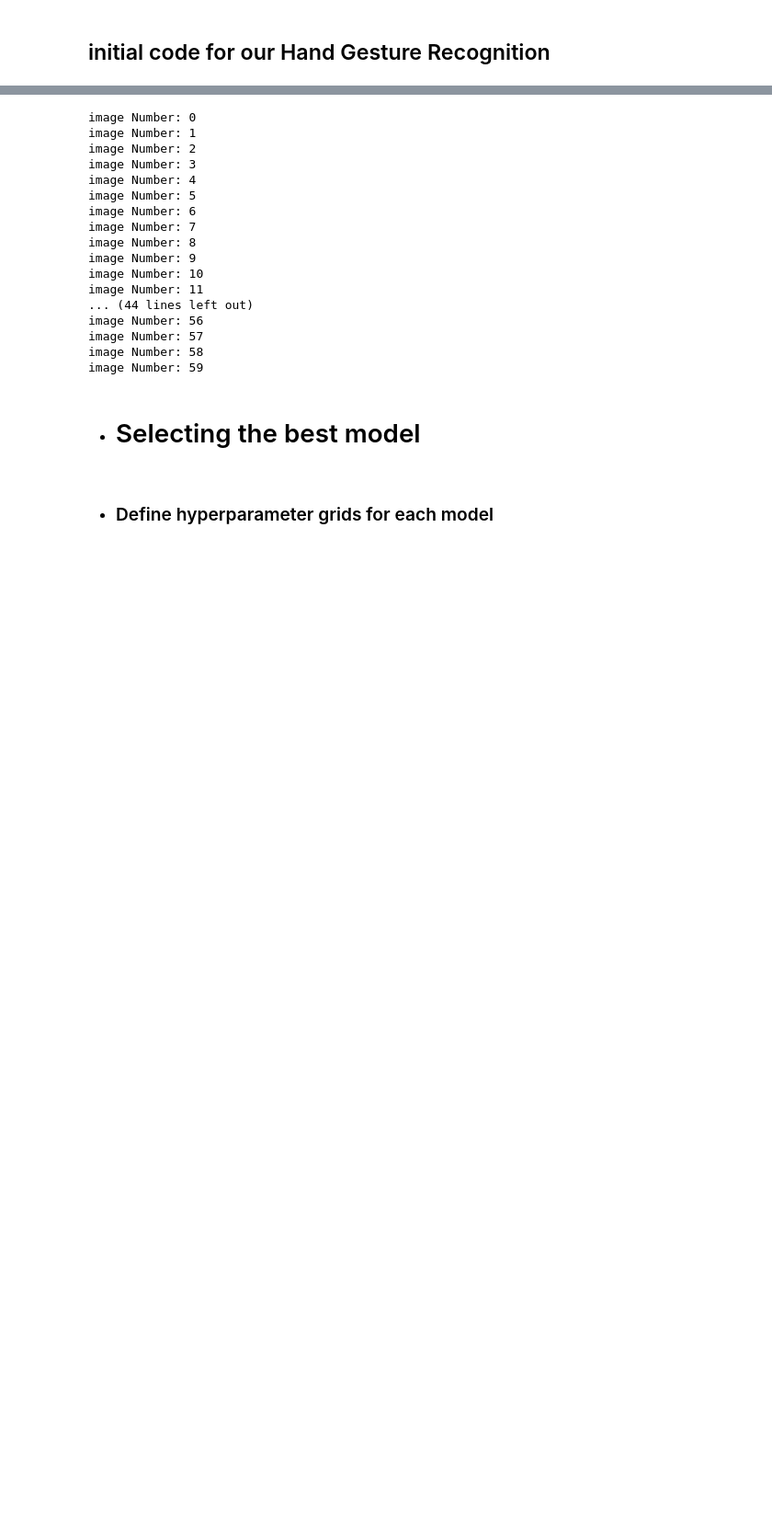
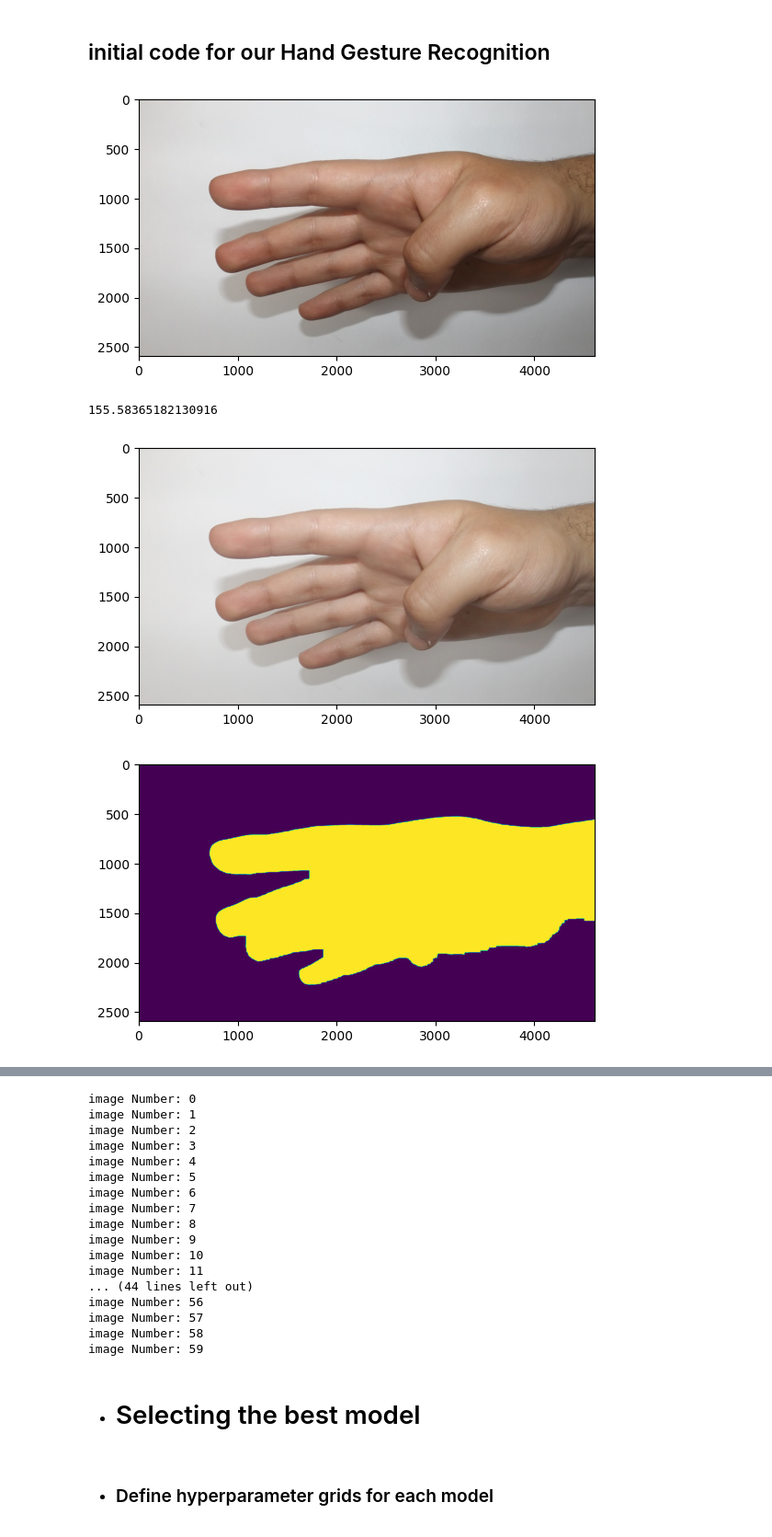
Before and after one commit to khaHesham/Hand-Gesture-Recognition, a Jupyter notebook: init_workspace.ipynb, the cells around one changed output, grey strips where cells are left out. Shown: that part at 92% size. Cells and saved outputs as stored; diff of their text form; code cells hidden in the pictures; blank space fills up the shorter version.

Commit message:
adding Gamma correction

```diff
--- a/init_workspace.ipynb
+++ b/init_workspace.ipynb
@@ -41,27 +47,99 @@ import csv
 # %%
 def segment(image):
     blured_image = cv2.GaussianBlur(image, (7, 7), 0)
     ycbcr_image = cv2.cvtColor(blured_image, cv2.COLOR_BGR2YCrCb)
     # Extract the Cr channel
     cr_channel = ycbcr_image[:,:,1]
 
     # Apply thresholding to obtain a binary image
     _, binary_img = cv2.threshold(cr_channel,0,255,cv2.THRESH_BINARY_INV + cv2.THRESH_OTSU)
 
     # Define the structuring element for the closing operation
-    kernel = cv2.getStructuringElement(cv2.MORPH_RECT, (10, 10))
+    kernel = cv2.getStructuringElement(cv2.MORPH_RECT, (80, 80))
 
+    # Define the structuring element for the eroding small noise
+    #smallKernel = cv2.getStructuringElement(cv2.MORPH_RECT, (5, 5))
+    #Apply erosion to remove small noise
+    #eroded_img=cv2.morphologyEx(binary_img,cv2.MORPH_ERODE,smallKernel)
     # Perform the closing operation
     closed_img = cv2.morphologyEx(binary_img, cv2.MORPH_CLOSE, kernel)
 
     # Find the contours in the binary image
     contours, hierarchy = cv2.findContours(closed_img, cv2.RETR_EXTERNAL, cv2.CHAIN_APPROX_SIMPLE)
 
     # Filling the contours on a copy of the original image
     # img_contours = cv2.cvtColor(cr_channel, cv2.COLOR_GRAY2BGR)
     # cv2.drawContours(img_contours, contours, -1, (0, 0, 0), -1)
 
     segmented_image = closed_img.copy()
     cv2.drawContours(segmented_image, contours, -1, 255, -1)
 
     return segmented_image
+
+def chooseGamma(image):
+    grayScale= cv2.cvtColor(image, cv2.COLOR_BGR2GRAY)
+    grayScale=np.array(grayScale)
+    meanVal=np.mean(grayScale)
+    print(meanVal)
+    if meanVal < 110:
+        gamma=2.5
+    elif meanVal <115:
+        gamma=2.3
+    elif meanVal <120:
+        gamma=2
+    elif meanVal <125:
+        gamma=1.9
+    elif meanVal <130:
+        gamma=2.2
+    elif meanVal <135:
+        gamma=1.5
+    elif meanVal <140:
+        gamma=0.9
+    elif meanVal <145:
+        gamma=0.8
+    elif meanVal <150:
+        gamma=0.82
+    else:
+        gamma=1.5
+
+    return adjust_gamma(image,gamma)
+
+def adjust_gamma(image,gamma):
+    invGamma=1.0/gamma
+    table=np.array([((i/255.0)**invGamma)*255
+                    for i in np.arange(0,256)]).astype("uint8")
+    gammaAppliedImg=image.copy()
+    return cv2.LUT(gammaAppliedImg,table)
+
+
+originalImage=io.imread("Dataset/men/4/4_men (45).JPG")
+plt.imshow(originalImage)
+plt.show()
+
+image=chooseGamma(originalImage)
+plt.imshow(image)
+plt.show()
+
+mask =segment(image)
+plt.imshow(mask)
+plt.show()
+
+mask2 =segment(originalImage)
+plt.imshow(mask2)
+plt.show()
+
+image=cv2.bitwise_and(originalImage,originalImage,mask=mask)
+image=cv2.cvtColor(image, cv2.COLOR_BGR2GRAY)
+plt.imshow(image,cmap='gray')
+plt.show()
+
+
+image=cv2.bitwise_and(originalImage,originalImage,mask=mask2)
+image=cv2.cvtColor(image, cv2.COLOR_BGR2GRAY)
+plt.imshow(image,cmap='gray')
+plt.show()
+# %% [output]
+[figure, added]
+155.58365182130916
+[figure, added]
+[figure, added]
```
Also changed, not shown: parts of 2 cells of this notebook.
